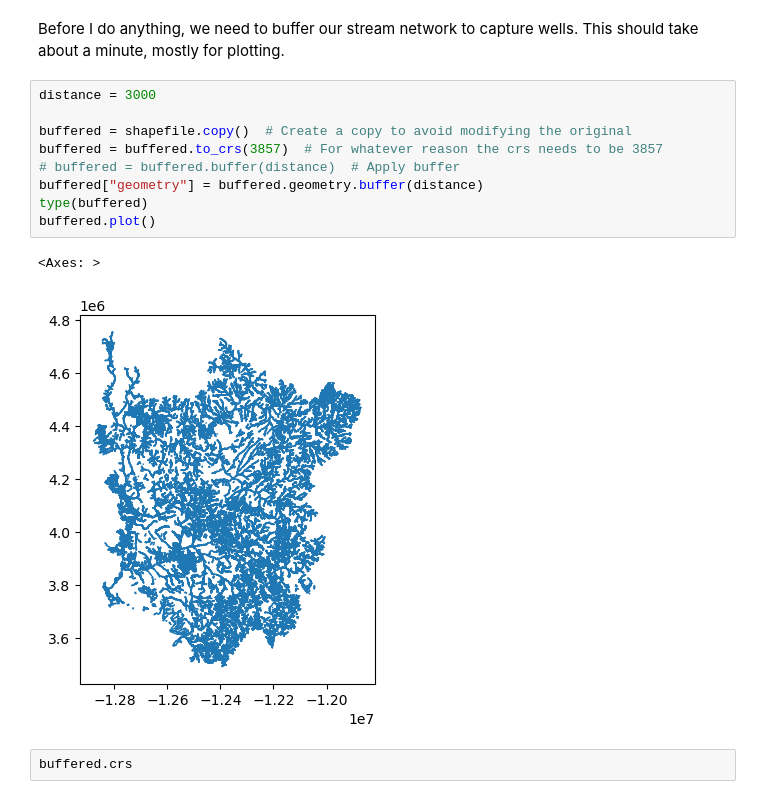
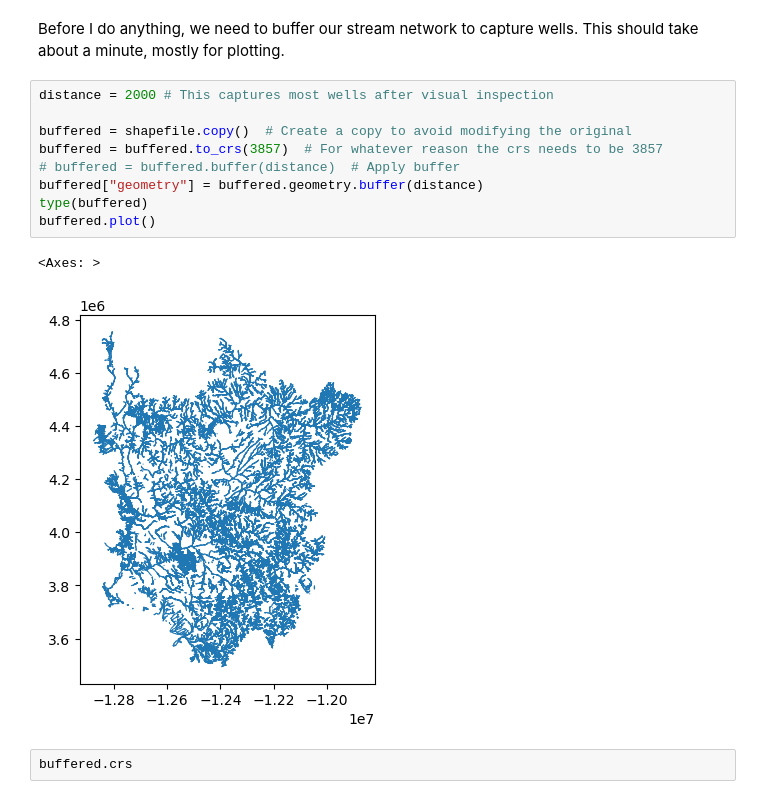
Before and after one commit to dtadych/Shallow_Groundwater_AZ, a Jupyter notebook: Code/FigureCreation/Spatial_Analysis.ipynb, the cells around one changed output. Cells and saved outputs as stored; diff of their text form.

```diff
--- a/Code/FigureCreation/Spatial_Analysis.ipynb
+++ b/Code/FigureCreation/Spatial_Analysis.ipynb
@@ -227,17 +199,17 @@ water_designation = swdom
 # %% [markdown]
 Before I do anything, we need to buffer our stream network to capture wells.  This should take about a minute, mostly for plotting.
 # %%
-distance = 3000
+distance = 2000 # This captures most wells after visual inspection
 
 buffered = shapefile.copy()  # Create a copy to avoid modifying the original
 buffered = buffered.to_crs(3857)  # For whatever reason the crs needs to be 3857
 # buffered = buffered.buffer(distance)  # Apply buffer
 buffered["geometry"] = buffered.geometry.buffer(distance)
 type(buffered)
 buffered.plot()
 # %% [output]
 <Axes: >
-[figure, old version]
+[figure, new version]
 # %%
 buffered.crs
 # %% [output]
```
Also changed, not shown: parts of 40 cells of this notebook, 1 other file.
